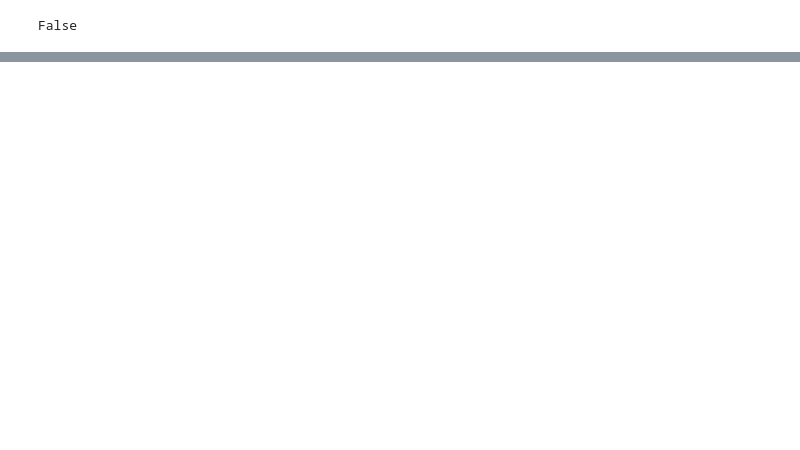
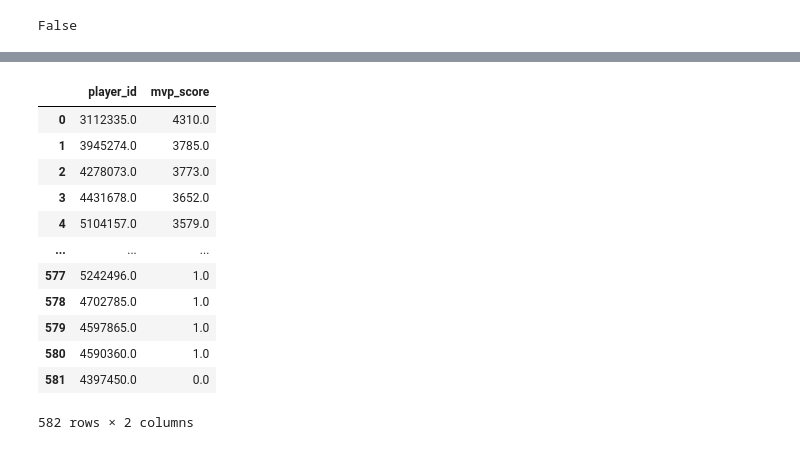
Before and after one commit to jonathan-orellana/ds6001-f26-qrk9cs, a Jupyter notebook: live_coding/live_coding7/livecoding7.ipynb, the cells around one changed output, grey strips where cells are left out. Drawn from its saved outputs; the diff is of its cells as text; code cells hidden in the pictures; blank space fills up the shorter version.

```diff
--- a/live_coding/live_coding7/livecoding7.ipynb
+++ b/live_coding/live_coding7/livecoding7.ipynb
@@ -21,0 +93,29 @@ FileNotFoundError: [Errno 2] No such file or directory: 'data/games.csv'
+# %%
+myquery = """
+SELECT pg.player_id,
+    SUM(pg.pts + pg.fg3m - pg.fga + 2 * pg.fgm - pg.fta + pg.ftm + pg.oreb + pg.dreb + 2 * pg.ast + 4 * pg.stl + 4 * pg.blk - 2 * pg.tov) AS mvp_score
+FROM player_game pg
+INNER JOIN games g
+    ON pg.game_id = g.game_id
+INNER JOIN players p
+    ON pg.player_id = p.player_id
+WHERE g.season_type = 'Regular Season'
+GROUP BY pg.player_id, p.player_name
+ORDER BY mvp_score DESC
+"""
+
+pd.read_sql_query(myquery, con=engine)
+# %% [output]
+|  | player_id | mvp_score |
+| 0 | 3112335.0 | 4310.0 |
+| 1 | 3945274.0 | 3785.0 |
+| 2 | 4278073.0 | 3773.0 |
+| 3 | 4431678.0 | 3652.0 |
+| 4 | 5104157.0 | 3579.0 |
+| ... | ... | ... |
+| 577 | 5242496.0 | 1.0 |
+| 578 | 4702785.0 | 1.0 |
+| 579 | 4597865.0 | 1.0 |
+| 580 | 4590360.0 | 1.0 |
+| 581 | 4397450.0 | 0.0 |
+582 rows × 2 columns
```
Also changed, not shown: parts of 11 cells of this notebook, 2 other files.
